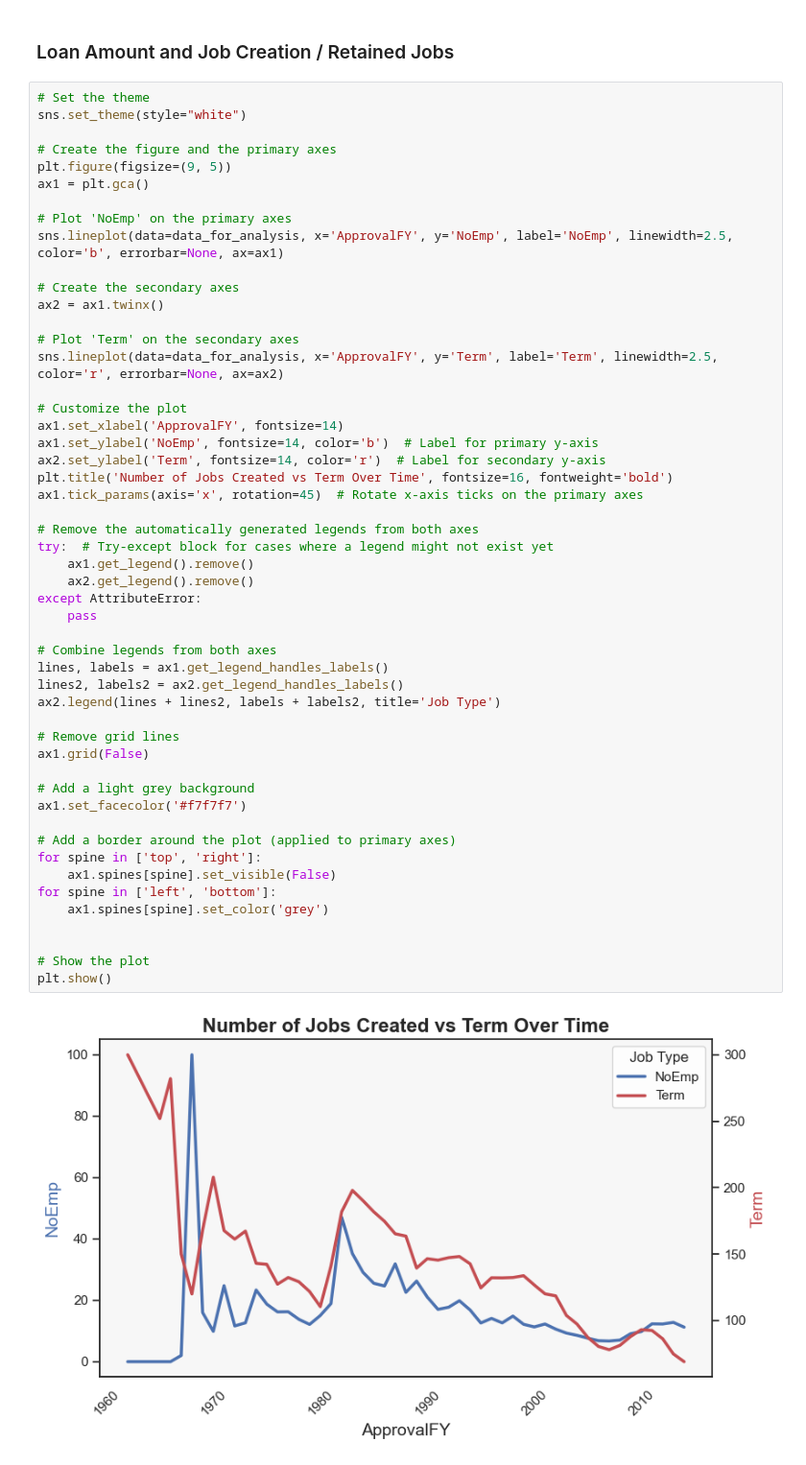
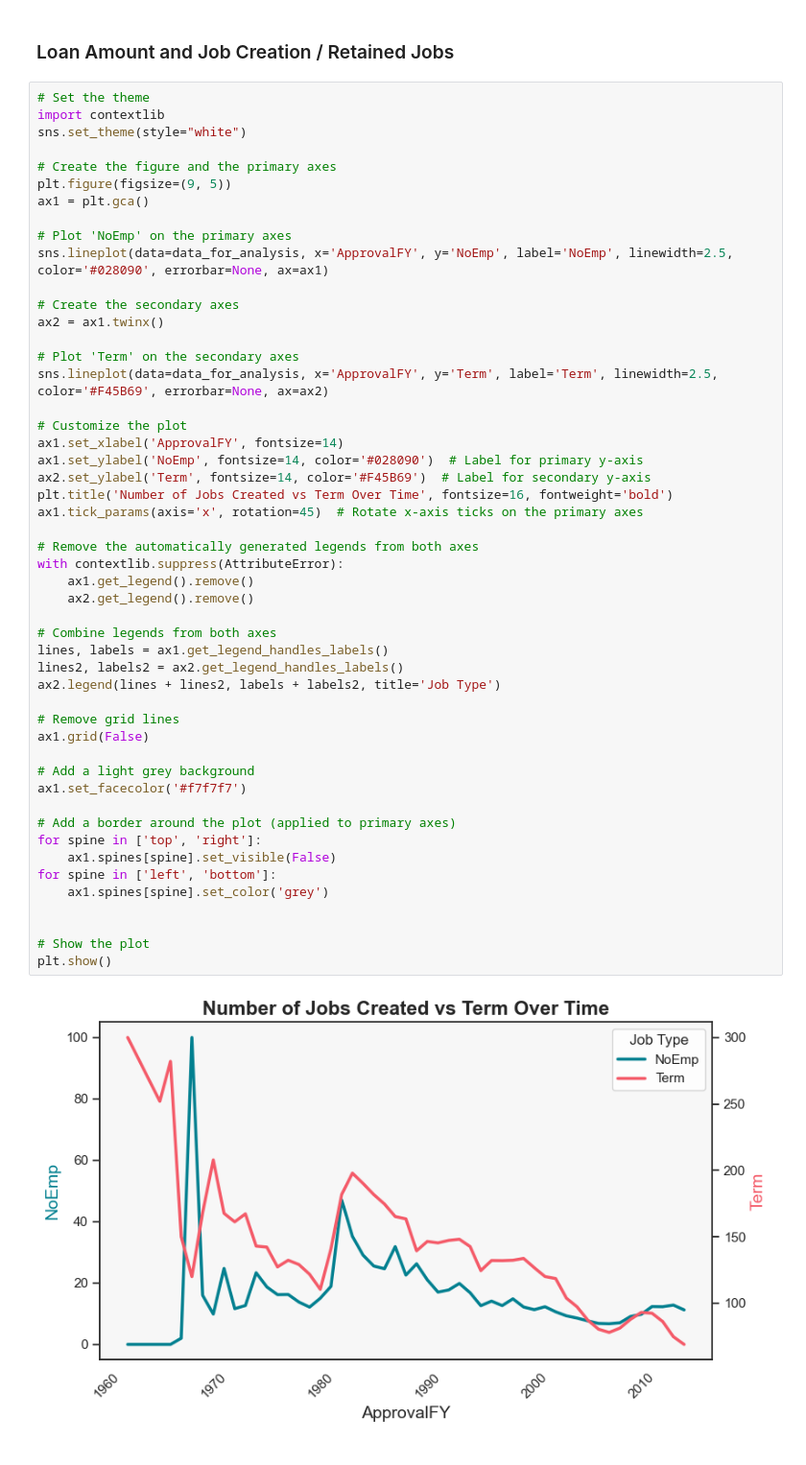
Before and after one commit to MichAdebayo/brief-loan-prediction, a Jupyter notebook: data_analysis.ipynb, the cells around one changed output. Shown at 96% size. Drawn from its saved outputs; the diff is of its cells as text.

Commit message:
plots updated with latest data

```diff
--- a/data_analysis.ipynb
+++ b/data_analysis.ipynb
@@ -602,6 +575,7 @@ The `ci` parameter is deprecated. Use `errorbar=None` for the same effect.
 ### Loan Amount and Job Creation / Retained Jobs
 # %%
 # Set the theme
+import contextlib
 sns.set_theme(style="white")
 
 # Create the figure and the primary axes
@@ -609,47 +583,45 @@ plt.figure(figsize=(9, 5))
 ax1 = plt.gca()
 
 # Plot 'NoEmp' on the primary axes
-sns.lineplot(data=data_for_analysis, x='ApprovalFY', y='NoEmp', label='NoEmp', linewidth=2.5, color='b', errorbar=None, ax=ax1)
+sns.lineplot(data=data_for_analysis, x='ApprovalFY', y='NoEmp', label='NoEmp', linewidth=2.5, color='#028090', errorbar=None, ax=ax1)
 
 # Create the secondary axes
 ax2 = ax1.twinx()
 
 # Plot 'Term' on the secondary axes
-sns.lineplot(data=data_for_analysis, x='ApprovalFY', y='Term', label='Term', linewidth=2.5, color='r', errorbar=None, ax=ax2)
+sns.lineplot(data=data_for_analysis, x='ApprovalFY', y='Term', label='Term', linewidth=2.5, color='#F45B69', errorbar=None, ax=ax2)
 
 # Customize the plot
 ax1.set_xlabel('ApprovalFY', fontsize=14)
-ax1.set_ylabel('NoEmp', fontsize=14, color='b')  # Label for primary y-axis
-ax2.set_ylabel('Term', fontsize=14, color='r')  # Label for secondary y-axis
+ax1.set_ylabel('NoEmp', fontsize=14, color='#028090')  # Label for primary y-axis
+ax2.set_ylabel('Term', fontsize=14, color='#F45B69')  # Label for secondary y-axis
 plt.title('Number of Jobs Created vs Term Over Time', fontsize=16, fontweight='bold')
 ax1.tick_params(axis='x', rotation=45)  # Rotate x-axis ticks on the primary axes
 
 # Remove the automatically generated legends from both axes
-try:  # Try-except block for cases where a legend might not exist yet
+with contextlib.suppress(AttributeError):
     ax1.get_legend().remove()
     ax2.get_legend().remove()
-except AttributeError:
-    pass
 
 # Combine legends from both axes
 lines, labels = ax1.get_legend_handles_labels()
 lines2, labels2 = ax2.get_legend_handles_labels()
 ax2.legend(lines + lines2, labels + labels2, title='Job Type')
 
 # Remove grid lines
 ax1.grid(False)
 
 # Add a light grey background
 ax1.set_facecolor('#f7f7f7')
 
 # Add a border around the plot (applied to primary axes)
 for spine in ['top', 'right']:
     ax1.spines[spine].set_visible(False)
 for spine in ['left', 'bottom']:
     ax1.spines[spine].set_color('grey')
 
 
 # Show the plot
 plt.show()
 # %% [output]
-[figure, old version]
+[figure, new version]
```
Also changed, not shown: parts of 6 cells of this notebook, 30 other files.
